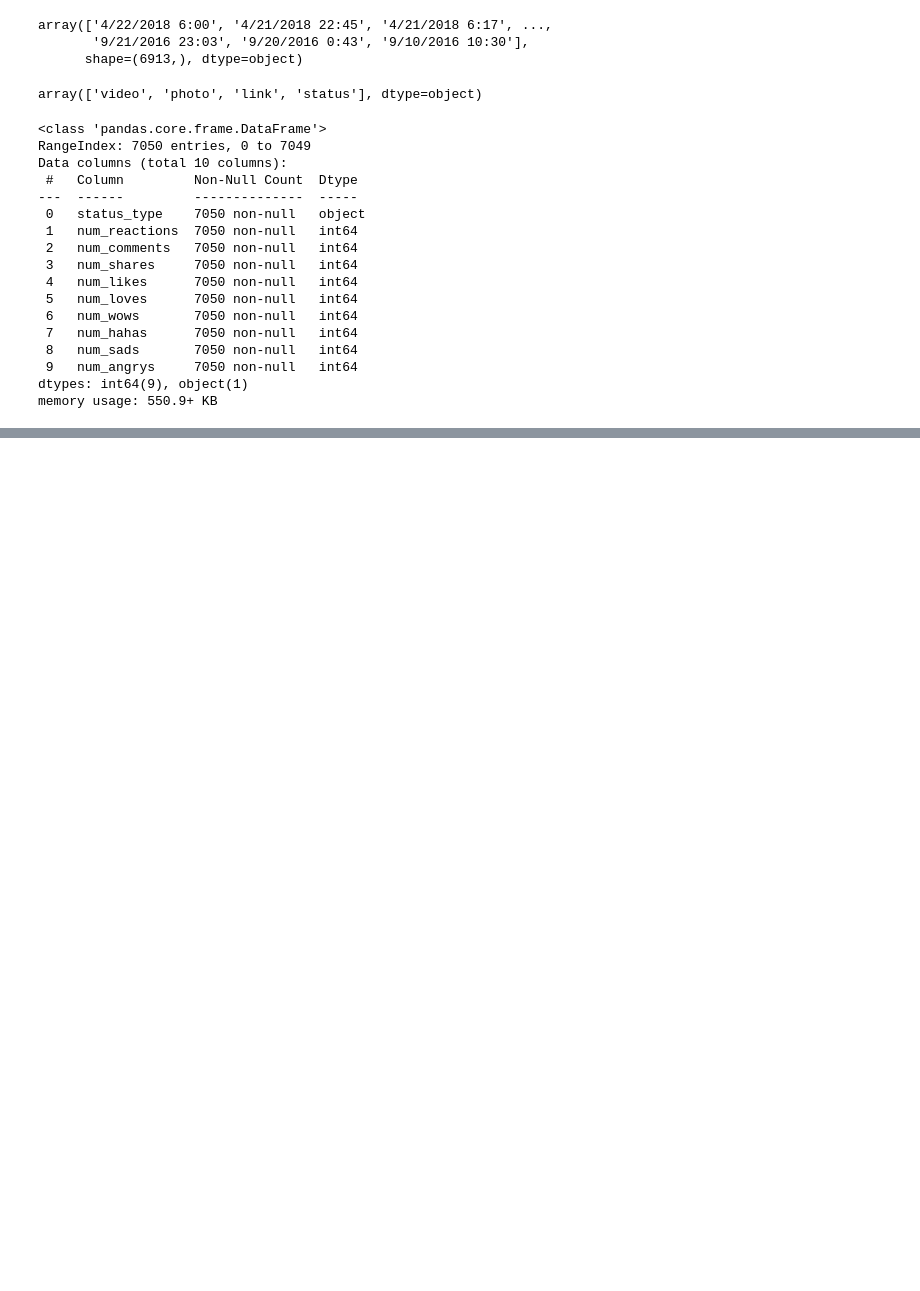
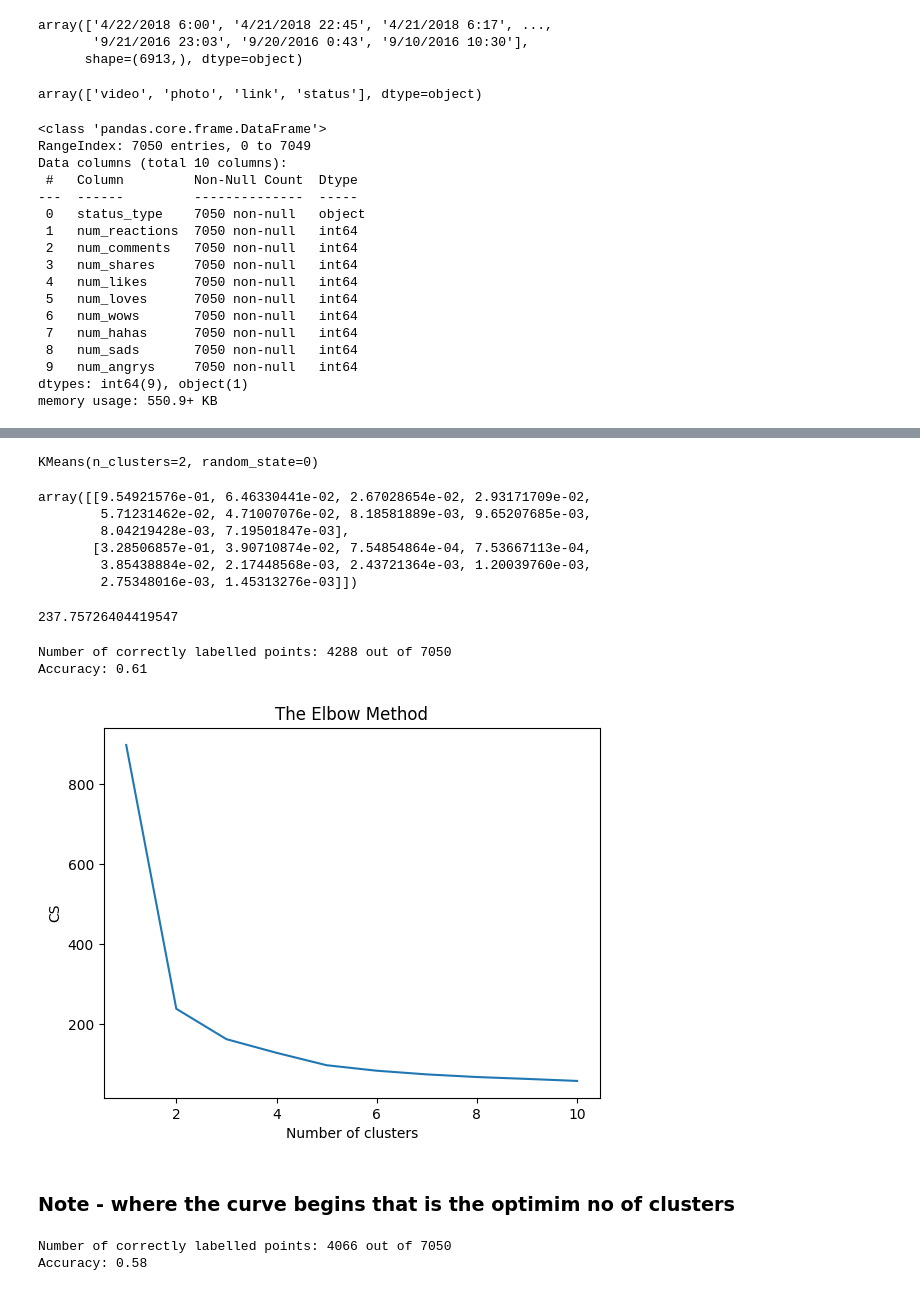
Before and after one commit to ESET0132/Basic-Tech-Training, a Jupyter notebook: Python/Day9/k-means.ipynb, the cells around one changed output, grey strips where cells are left out. Saved outputs shown, nothing was run; the diff lists cells and outputs as text; code cells hidden in the pictures; blank space fills up the shorter version.

Commit message:
k-means clustering-model train

```diff
--- a/Python/Day9/k-means.ipynb
+++ b/Python/Day9/k-means.ipynb
@@ -132,3 +132,7 @@ x = df
 y=  df['status_type']
 # %%
 ##Convert catagorical variable into integer
+from sklearn.preprocessing import LabelEncoder
+labelencoder = LabelEncoder()
+x['status_type'] = labelencoder.fit_transform(x['status_type'])
+y = labelencoder.transform(y)
@@ -134,0 +150,9 @@ y=  df['status_type']
+# %%
+cols = x.columns
+# %%
+##Feature Scaling
+from sklearn.preprocessing import MinMaxScaler
+ms = MinMaxScaler()
+x = ms.fit_transform(x)
+x = pd.DataFrame(x, columns=[cols])
+x.head()
@@ -134,0 +166,60 @@ y=  df['status_type']
+# %%
+##K-means model with 2 clusters
+from sklearn.cluster import KMeans
+kmeans = KMeans(n_clusters=2, random_state=0)
+
+kmeans.fit(x)
+# %% [output]
+KMeans(n_clusters=2, random_state=0)
+# %%
+kmeans.cluster_centers_
+# %% [output]
+array([[9.54921576e-01, 6.46330441e-02, 2.67028654e-02, 2.93171709e-02,
+        5.71231462e-02, 4.71007076e-02, 8.18581889e-03, 9.65207685e-03,
+        8.04219428e-03, 7.19501847e-03],
+       [3.28506857e-01, 3.90710874e-02, 7.54854864e-04, 7.53667113e-04,
+        3.85438884e-02, 2.17448568e-03, 2.43721364e-03, 1.20039760e-03,
+        2.75348016e-03, 1.45313276e-03]])
+# %%
+##Inertia- lower the inertia better the model
+kmeans.inertia_
+# %% [output]
+237.75726404419547
+# %%
+labels = kmeans.labels_
+correct_labels = sum(y == labels)
+print("Number of correctly labelled points:", correct_labels, "out of", x.shape[0])
+
+print("Accuracy:", format(correct_labels/float(x.shape[0]), '.2f'))
+# %% [output]
+Number of correctly labelled points: 4288 out of 7050
+Accuracy: 0.61
+# %%
+##optimal number of clusters using elbow method
+from sklearn.cluster import KMeans
+cs = []
+for i in range(1, 11):
+    kmeans = KMeans(n_clusters=i, init = 'k-means++', max_iter=300, n_init=10, random_state=0)
+    kmeans.fit(x)
+    cs.append(kmeans.inertia_)
+plt.plot(range(1, 11), cs)
+plt.title('The Elbow Method')
+plt.xlabel('Number of clusters')
+plt.ylabel('CS')
+plt.show()
+# %% [output]
+[figure, added]
+# %% [markdown]
+### Note - where the curve begins that is the optimim no of clusters
+# %%
+##checking k means with 3 cluseters
+kmeans = KMeans(n_clusters=3, random_state=0)
+kmeans.fit(x)
+kmeans.inertia_
+labels = kmeans.labels_
+correct_labels = sum(y == labels)
+print("Number of correctly labelled points:", correct_labels, "out of", x.shape[0])
+print("Accuracy:", format(correct_labels/float(x.shape[0]), '.2f'))
+# %% [output]
+Number of correctly labelled points: 4066 out of 7050
+Accuracy: 0.58
```
Also changed, not shown: parts of 5 cells of this notebook.
